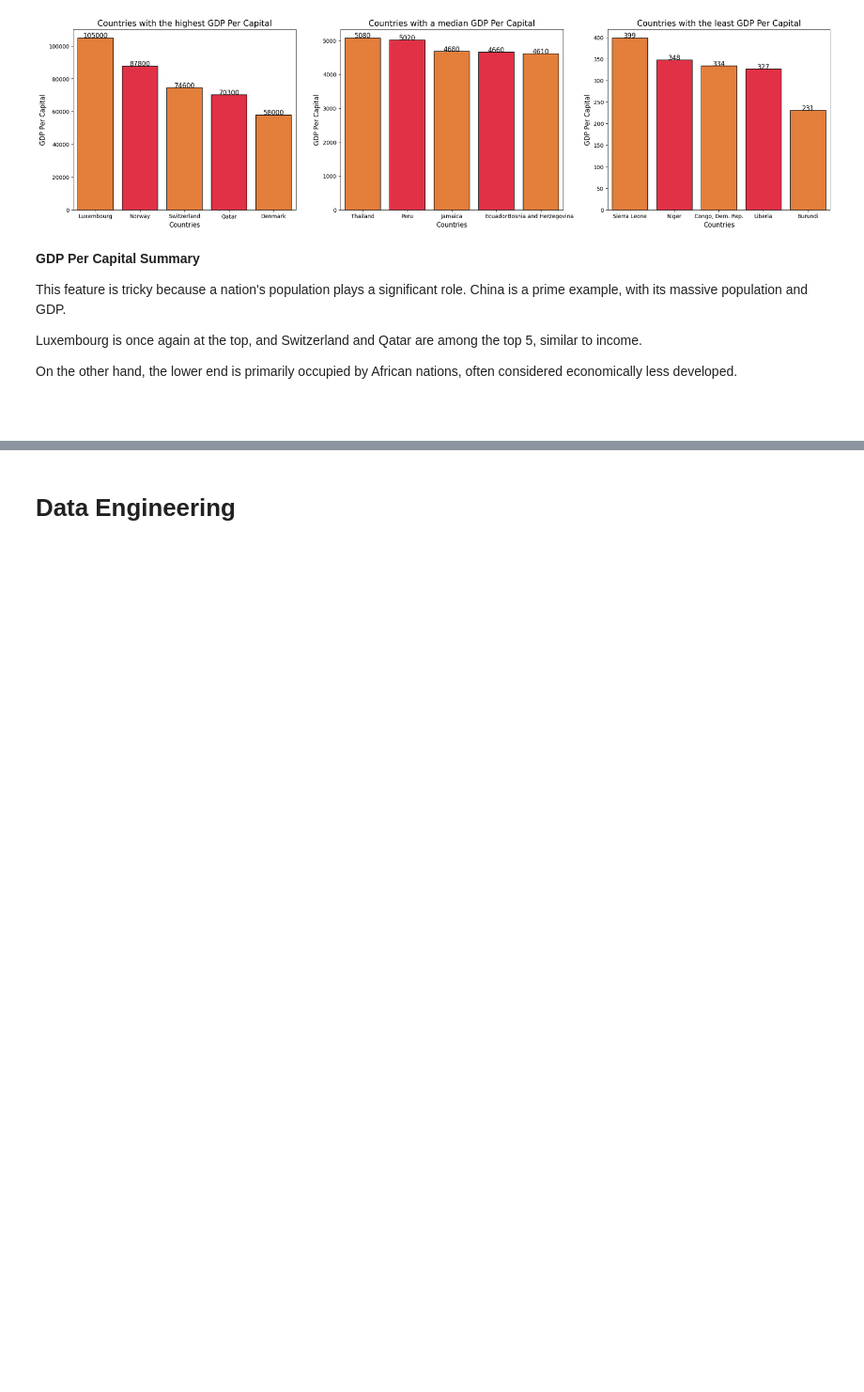
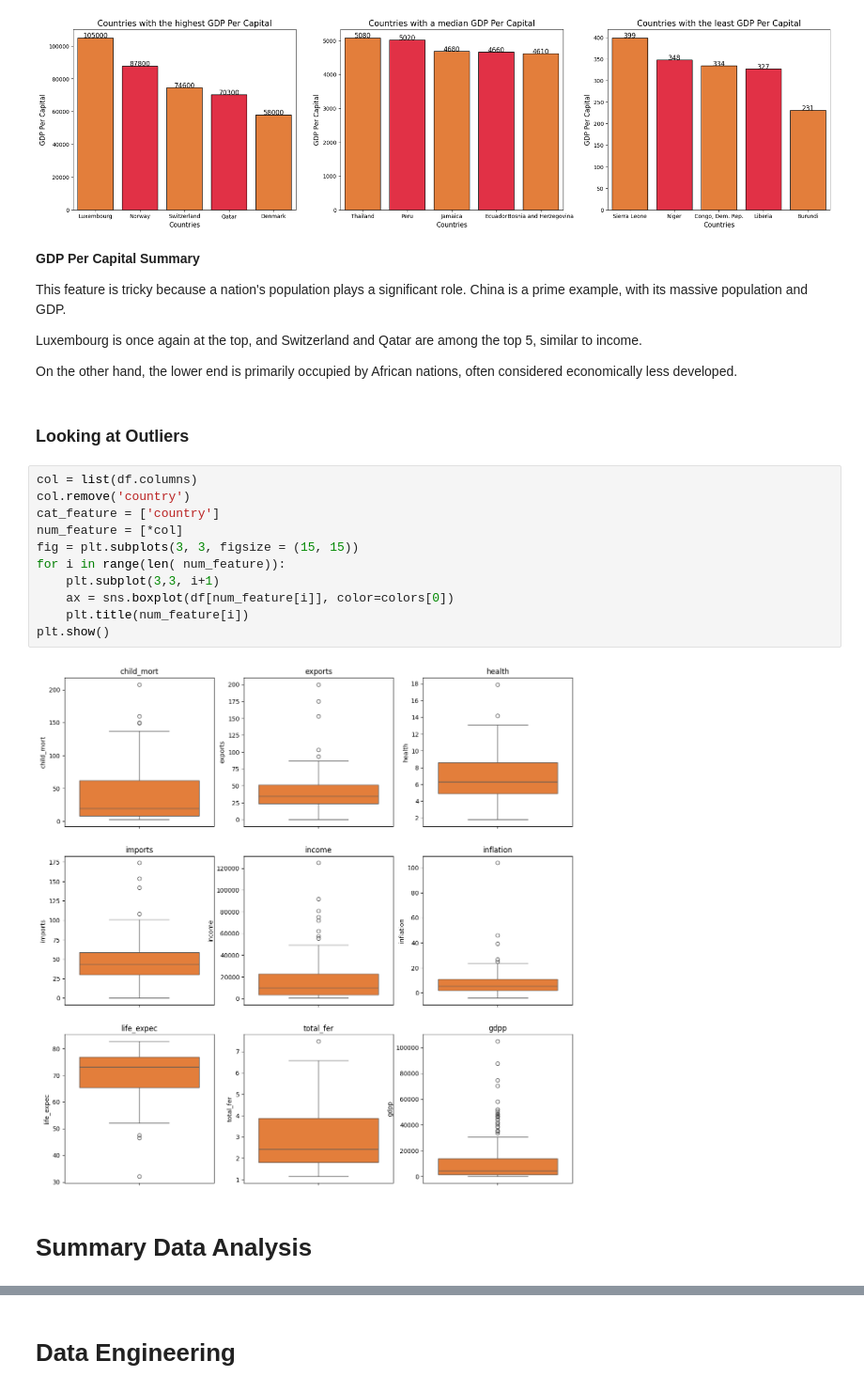
Before and after one commit to Clement733/Global-Aid-Assessment-and-Continent-Classification, a Jupyter notebook: project.ipynb, the cells around one changed output, grey strips where cells are left out. Shown at 94% size. Drawn from its saved outputs; the diff is of its cells as text; blank space fills up the shorter version.

Commit message:
Added analysis of outliers

```diff
--- a/project.ipynb
+++ b/project.ipynb
@@ -587,5 +587,20 @@ This feature is tricky because a nation's population plays a significant role. C
 Luxembourg is once again at the top, and Switzerland and Qatar are among the top 5, similar to income.
 
 On the other hand, the lower end is primarily occupied by African nations, often considered economically less developed.
-# %% [markdown]
-#
+# %% [markdown]
+### Looking at Outliers
+# %%
+col = list(df.columns)
+col.remove('country')
+cat_feature = ['country']
+num_feature = [*col]
+fig = plt.subplots(3, 3, figsize = (15, 15))
+for i in range(len( num_feature)):
+    plt.subplot(3,3, i+1)
+    ax = sns.boxplot(df[num_feature[i]], color=colors[0])
+    plt.title(num_feature[i])
+plt.show()
+# %% [output]
+[figure, added]
+# %% [markdown]
+# Summary Data Analysis
```
Also changed, not shown: parts of 1 cell of this notebook.
